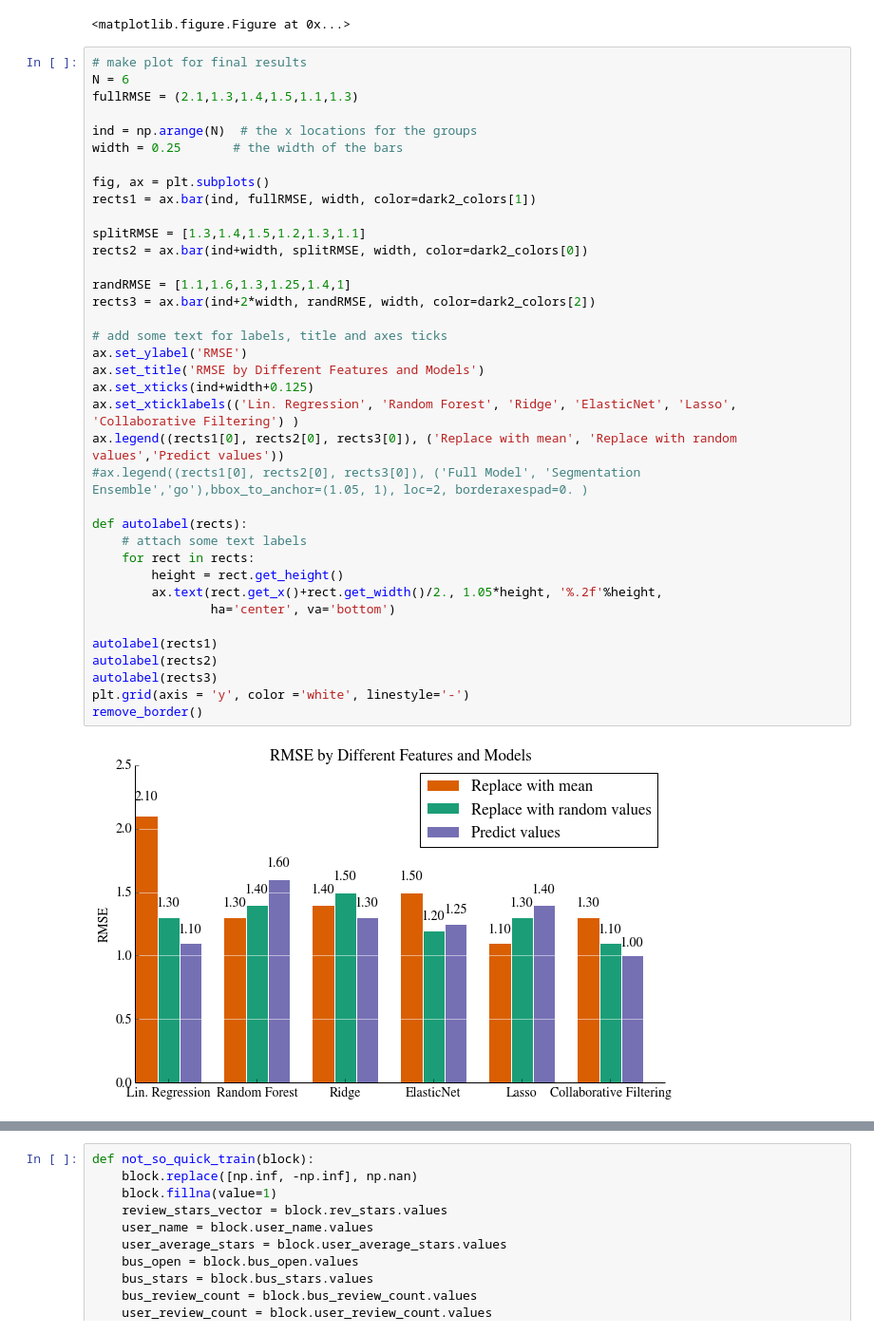
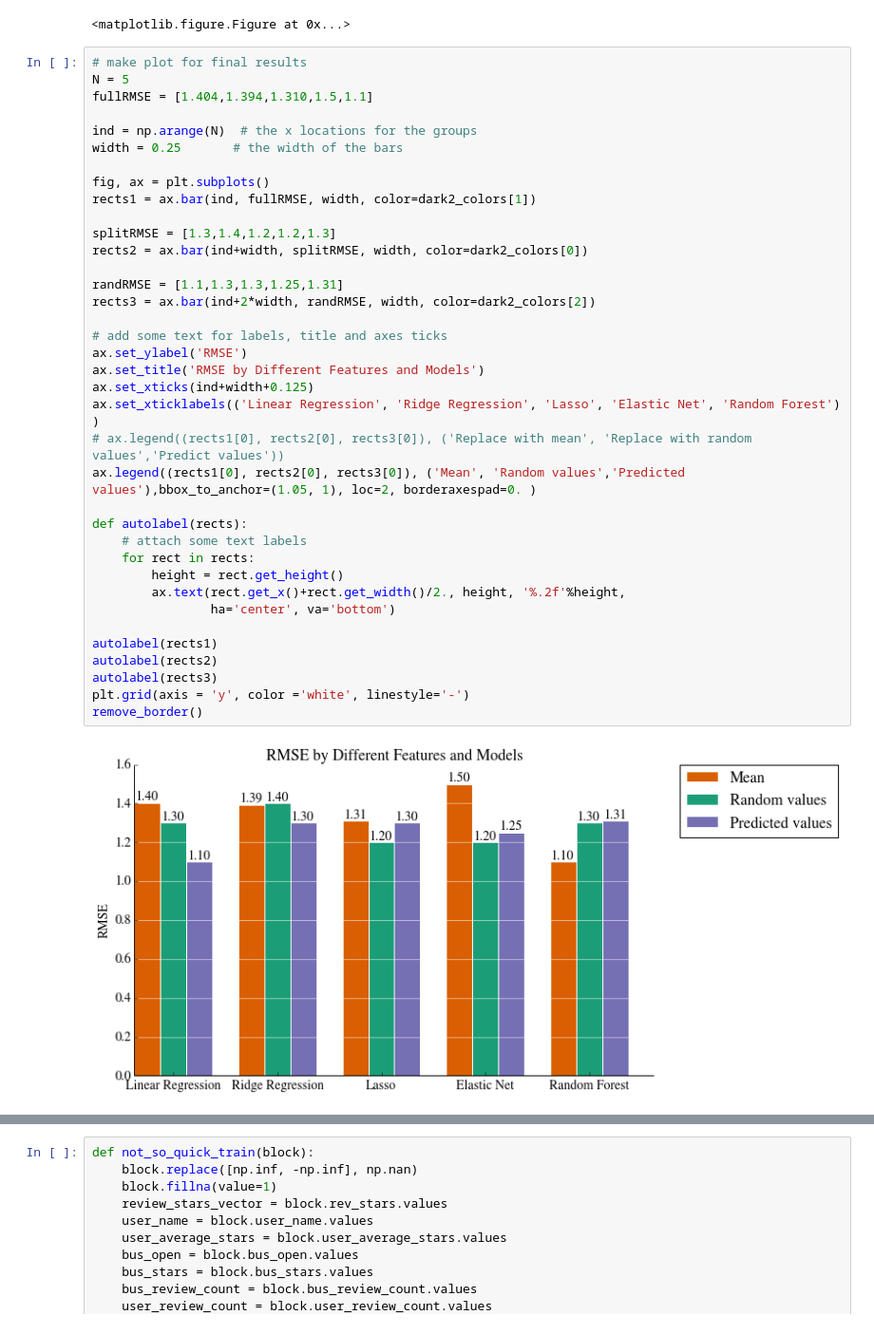
Before and after one commit to s-ramaswamy/CS-229-project, a Jupyter notebook: Visualizations.ipynb, the cells around one changed output, grey strips where cells are left out. Shown: that part at 95% size. Saved outputs shown, nothing was run; the diff lists cells and outputs as text.

```diff
--- a/Visualizations.ipynb
+++ b/Visualizations.ipynb
@@ -271,40 +271,40 @@ plt.figure()
 <matplotlib.figure.Figure at 0x...>
 # %%
 # make plot for final results
-N = 6
-fullRMSE = (2.1,1.3,1.4,1.5,1.1,1.3)
+N = 5
+fullRMSE = [1.404,1.394,1.310,1.5,1.1]
 
 ind = np.arange(N)  # the x locations for the groups
 width = 0.25       # the width of the bars
 
 fig, ax = plt.subplots()
 rects1 = ax.bar(ind, fullRMSE, width, color=dark2_colors[1])
 
-splitRMSE = [1.3,1.4,1.5,1.2,1.3,1.1]
+splitRMSE = [1.3,1.4,1.2,1.2,1.3]
 rects2 = ax.bar(ind+width, splitRMSE, width, color=dark2_colors[0])
 
-randRMSE = [1.1,1.6,1.3,1.25,1.4,1]
+randRMSE = [1.1,1.3,1.3,1.25,1.31]
 rects3 = ax.bar(ind+2*width, randRMSE, width, color=dark2_colors[2])
 
 # add some text for labels, title and axes ticks
 ax.set_ylabel('RMSE')
 ax.set_title('RMSE by Different Features and Models')
 ax.set_xticks(ind+width+0.125)
-ax.set_xticklabels(('Lin. Regression', 'Random Forest', 'Ridge', 'ElasticNet', 'Lasso', 'Collaborative Filtering') )
-ax.legend((rects1[0], rects2[0], rects3[0]), ('Replace with mean', 'Replace with random values','Predict values'))
-#ax.legend((rects1[0], rects2[0], rects3[0]), ('Full Model', 'Segmentation Ensemble','go'),bbox_to_anchor=(1.05, 1), loc=2, borderaxespad=0. )
+ax.set_xticklabels(('Linear Regression', 'Ridge Regression', 'Lasso', 'Elastic Net', 'Random Forest') )
+# ax.legend((rects1[0], rects2[0], rects3[0]), ('Replace with mean', 'Replace with random values','Predict values'))
+ax.legend((rects1[0], rects2[0], rects3[0]), ('Mean', 'Random values','Predicted values'),bbox_to_anchor=(1.05, 1), loc=2, borderaxespad=0. )
 
 def autolabel(rects):
     # attach some text labels
     for rect in rects:
         height = rect.get_height()
-        ax.text(rect.get_x()+rect.get_width()/2., 1.05*height, '%.2f'%height,
+        ax.text(rect.get_x()+rect.get_width()/2., height, '%.2f'%height,
                 ha='center', va='bottom')
 
 autolabel(rects1)
 autolabel(rects2)
 autolabel(rects3)
 plt.grid(axis = 'y', color ='white', linestyle='-')
 remove_border()
 # %% [output]
-[figure, old version]
+[figure, new version]
```
Also changed, not shown: parts of 9 cells of this notebook, 5 other files.
